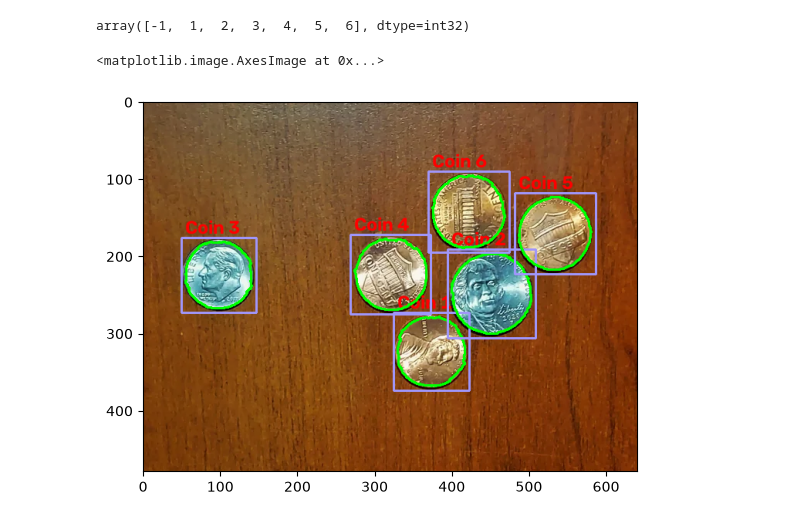
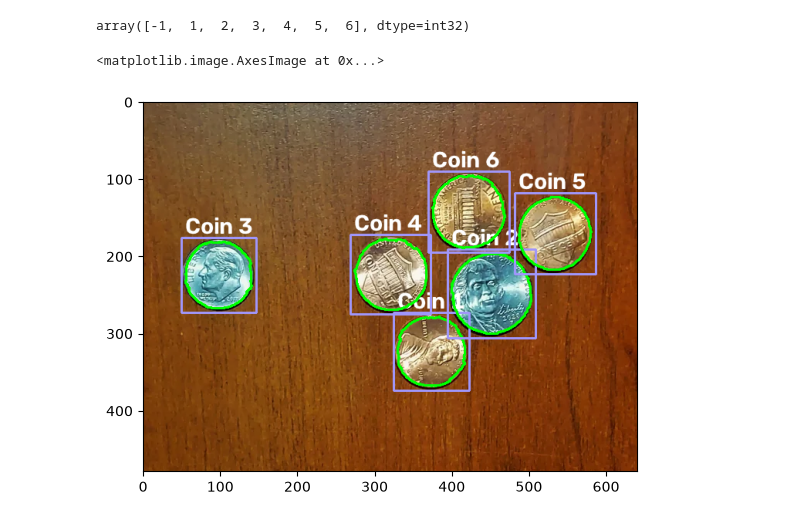
Before and after one commit to htetaunglynn94/Computer-Vision-with-CNN-TensorFlow-and-PyTorch, a Jupyter notebook: 05-OpenCV/17-image_segmentation.ipynb, the cells around one changed output. Saved outputs shown, nothing was run; the diff lists cells and outputs as text; code cells hidden in the pictures.

Commit message:
finalized image segmentation lesson

```diff
--- a/05-OpenCV/17-image_segmentation.ipynb
+++ b/05-OpenCV/17-image_segmentation.ipynb
@@ -168,7 +184,9 @@ plt.imshow(thresh, cmap='grey')
 kernel = np.ones((3,3), np.uint8)
 
 # Remove small white noise and tiny foreground objects from a binary image using a morphological operation called Opening
-opening = cv2.morphologyEx(src=thresh,
+opening = cv2.morphologyEx(src=bin_thresh,
                            op=cv2.MORPH_OPEN, # perform morphological opening: erosion followed by dilation
                            kernel=kernel, # structuring element that defines the neighborhood used for the operation
                            iterations=3) # repeat the opening operation 4 times
+
+plt.imshow(opening, 'grey')
@@ -189,0 +205,7 @@ plt.imshow(sure_bg, 'grey')
+# %%
+# Dilate the binary image to expand the foreground regions
+sure_bg = cv2.dilate(src=opening,      # Input binary image after morphological opening
+                     kernel=kernel,     # Structuring element that determines the dilation shape
+                     iterations=3)     # Apply dilation 3 times to expand the white regions
+
+plt.imshow(sure_bg, 'grey')
@@ -233,10 +290,11 @@ plt.imshow(markers)
 # %%
 # Apply watershed segmentation to separate objects and identify their boundaries
-markers = cv2.watershed(img, markers) # unique values: [-1  1  2  3  4  5  6]
+old_markers = markers.copy()
+watershed_seg = cv2.watershed(img, old_markers) # unique values: [-1  1  2  3  4  5  6]
 # -1 --> watershed boundary between regions
 # 1 --> Background marker, assuming you shifted the original labels by 1
 # 2 to 6 --> Foreground regions or other labeled regions
-plt.imshow(markers)
+plt.imshow(watershed_seg)
 # %% [output]
 <matplotlib.image.AxesImage at 0x...>
 [figure]
@@ -259,12 +327,12 @@ np.unique(coin_mask)
 (479, 640) (479, 640)
 array([0], dtype=uint8)
 # %%
-unique_labels = np.unique(markers)
+unique_labels = np.unique(watershed_seg)
 unique_labels
 # %% [output]
 array([-1,  1,  2,  3,  4,  5,  6], dtype=int32)
 # %%
-original_img = img_rgb.copy()
+final_img = img_rgb.copy()
 instance_number = 1 # initialize the coin counter, starting from Coin 1
 font = cv2.FONT_HERSHEY_SIMPLEX # select the font used to display coin labels
 
@@ -274,7 +342,7 @@ for label in unique_labels:
     if label == 0 or label == -1:
         continue
 
-    mask = np.uint8(markers == label) # converts the Boolean values into 8-bit integers
+    mask = np.uint8(watershed_seg == label) # converts the Boolean values into 8-bit integers
 
     # Detect the outer boundary of the current segment region
     contours, _ = cv2.findContours(image=mask,
@@ -296,37 +364,37 @@ for label in unique_labels:
         circularity = 4 * np.pi * (area / (perimeter * perimeter))
 
         if 0.7 < circularity < 1.1 and area > 1000:
-            cv2.drawContours(image=original_img,
+            cv2.drawContours(image=final_img,
                              contours=[contour], # a list containing the current contour.
                              contourIdx=-1,      # draws all contours provided in the list
                              color=(0,255,0),    # green in OpenCV's BGR color format.
                              thickness=2)        # sets the outline thickness to 2 pixels.
 
             # Calculate the bounding rectangle
             x, y, w, h = cv2.boundingRect(contour)
 
             # Add a text label to the image to identify the detected coin
-            cv2.putText(img=original_img,                # Image on which the text will be drawn
+            cv2.putText(img=final_img,                   # Image on which the text will be drawn
                         text=f"Coin {instance_number}",  # Text to display, e.g., "Coin 1"
                         org=(x, y-10),                   # Bottom-left coordinates of the text in (x, y) format
                         fontFace=font,                   # Font style used to display the text
-                        fontScale=0.8,                   # Font size scale factor
-                        color=(255, 0, 0),               # Text color in BGR format (blue)
+                        fontScale=1,                     # Font size scale factor
+                        color=(255,255,255),             # Text color in BGR format (blue)
                         thickness=2)                     # Thickness of the text strokes in pixels
 
             coin_mask = cv2.bitwise_or(coin_mask, mask)
 
             # Draw a rectangle around the detected coin
-            cv2.rectangle(img=original_img,        # Image on which the rectangle will be drawn
+            cv2.rectangle(img=final_img,        # Image on which the rectangle will be drawn
                           pt1=(x-5, y-5),          # Top-left corner, with a 5-pixel margin
                           pt2=(x+w+5, y+h+5),      # Bottom-right corner, with a 5-pixel margin
                           color=(160, 150, 250),   # Rectangle color in BGR format
                           thickness=2)             # Thickness of the rectangle border in pixels
 
             instance_number += 1
 
 
-plt.imshow(original_img)
+plt.imshow(final_img)
 # %% [output]
 <matplotlib.image.AxesImage at 0x...>
-[figure, old version]
+[figure, new version]
```
Also changed, not shown: parts of 33 cells of this notebook, 1 other file.
